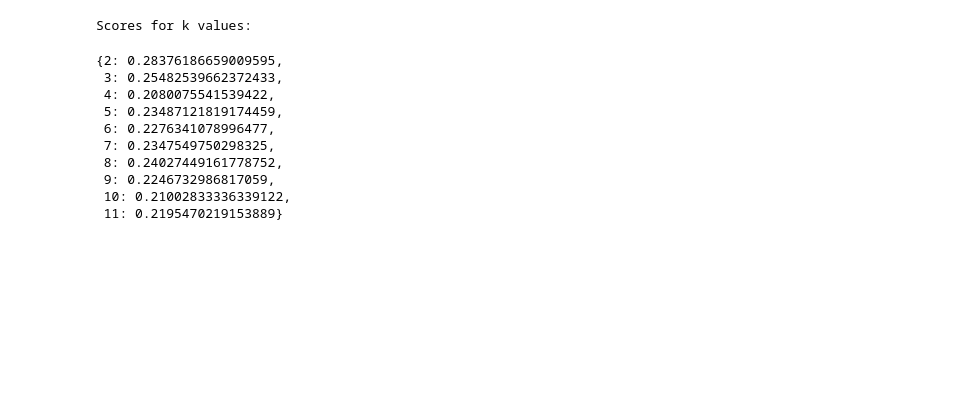
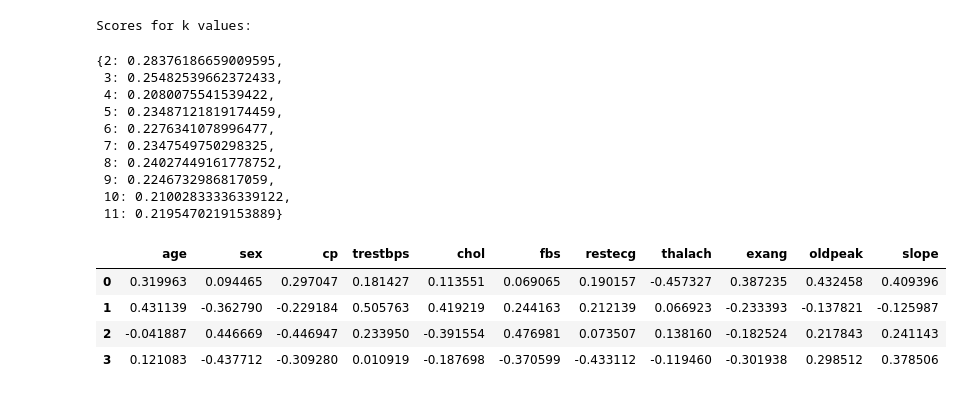
Before and after one commit to geomansano/heart-disease-clustering, a Jupyter notebook: clusters.ipynb, the cells around one changed output. Saved outputs shown, nothing was run; the diff lists cells and outputs as text; code cells hidden in the pictures; blank space fills up the shorter version.

```diff
--- a/clusters.ipynb
+++ b/clusters.ipynb
@@ -226,6 +226,20 @@ Scores for k values:
  9: 0.2246732986817059,
  10: 0.21002833336339122,
  11: 0.2195470219153889}
+# %%
+# Acho que vamos ter que diminuir as componentes da PCA... por mais q a gente tenha consiga bons resultados,
+# tá bem complicada a explicabilidade desse negócio
+loadings = pca.components_
+
+loadings_df = pd.DataFrame(loadings, columns=dataset.columns)
+
+loadings_df
+# %% [output]
+|  | age | sex | cp | trestbps | chol | fbs | restecg | thalach | exang | oldpeak | slope |
+| 0 | 0.319963 | 0.094465 | 0.297047 | 0.181427 | 0.113551 | 0.069065 | 0.190157 | -0.457327 | 0.387235 | 0.432458 | 0.409396 |
+| 1 | 0.431139 | -0.362790 | -0.229184 | 0.505763 | 0.419219 | 0.244163 | 0.212139 | 0.066923 | -0.233393 | -0.137821 | -0.125987 |
+| 2 | -0.041887 | 0.446669 | -0.446947 | 0.233950 | -0.391554 | 0.476981 | 0.073507 | 0.138160 | -0.182524 | 0.217843 | 0.241143 |
+| 3 | 0.121083 | -0.437712 | -0.309280 | 0.010919 | -0.187698 | -0.370599 | -0.433112 | -0.119460 | -0.301938 | 0.298512 | 0.378506 |
 # %%
 
 num_clusters = 4
```
Also changed, not shown: parts of 4 cells of this notebook.
